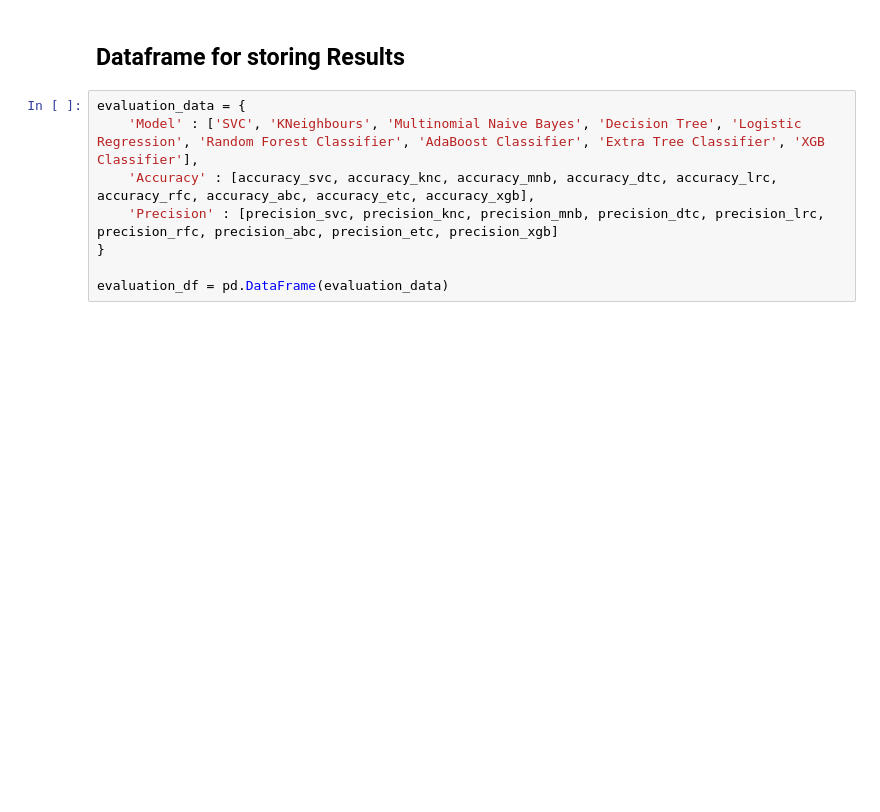
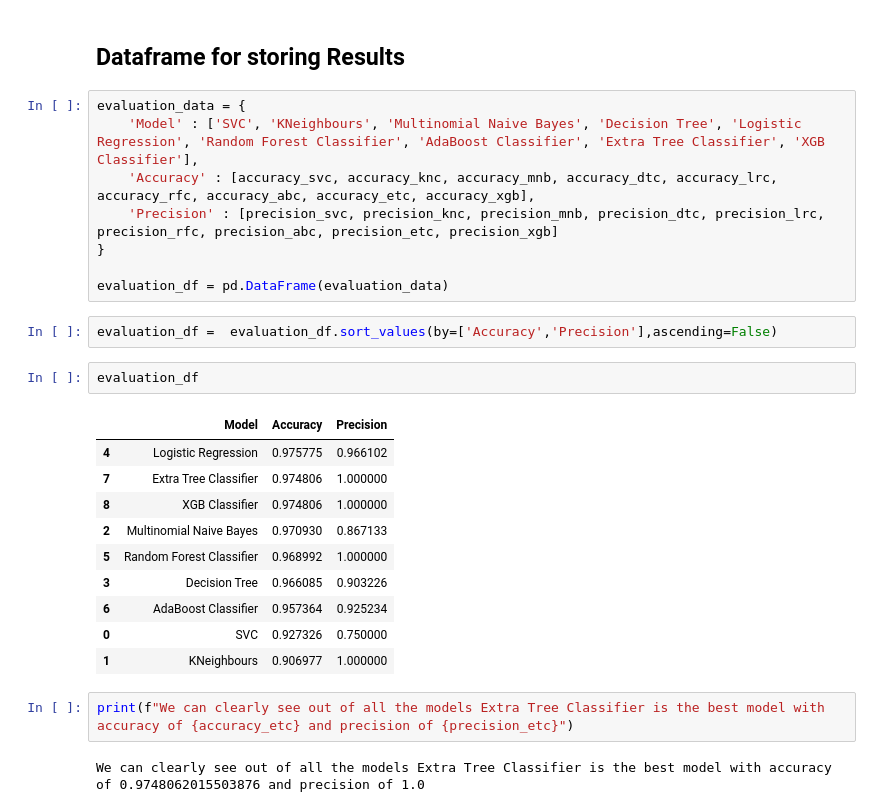
Before and after one commit to ShashankKumar2160/Spam-Email-Prediction, a Jupyter notebook: spamPrediction.ipynb, the cells around one changed output. Drawn from its saved outputs; the diff is of its cells as text; blank space fills up the shorter version.

```diff
--- a/spamPrediction.ipynb
+++ b/spamPrediction.ipynb
@@ -383,3 +383,22 @@ evaluation_data = {
 }
 
 evaluation_df = pd.DataFrame(evaluation_data)
+# %%
+evaluation_df =  evaluation_df.sort_values(by=['Accuracy','Precision'],ascending=False)
+# %%
+evaluation_df
+# %% [output]
+|  | Model | Accuracy | Precision |
+| 4 | Logistic Regression | 0.975775 | 0.966102 |
+| 7 | Extra Tree Classifier | 0.974806 | 1.000000 |
+| 8 | XGB Classifier | 0.974806 | 1.000000 |
+| 2 | Multinomial Naive Bayes | 0.970930 | 0.867133 |
+| 5 | Random Forest Classifier | 0.968992 | 1.000000 |
+| 3 | Decision Tree | 0.966085 | 0.903226 |
+| 6 | AdaBoost Classifier | 0.957364 | 0.925234 |
+| 0 | SVC | 0.927326 | 0.750000 |
+| 1 | KNeighbours | 0.906977 | 1.000000 |
+# %%
+print(f"We can clearly see out of all the models Extra Tree Classifier is the best model with accuracy of {accuracy_etc} and precision of {precision_etc}")
+# %% [output]
+We can clearly see out of all the models Extra Tree Classifier is the best model with accuracy of 0.9748062015503876 and precision of 1.0
```
Also changed, not shown: parts of 4 cells of this notebook.
